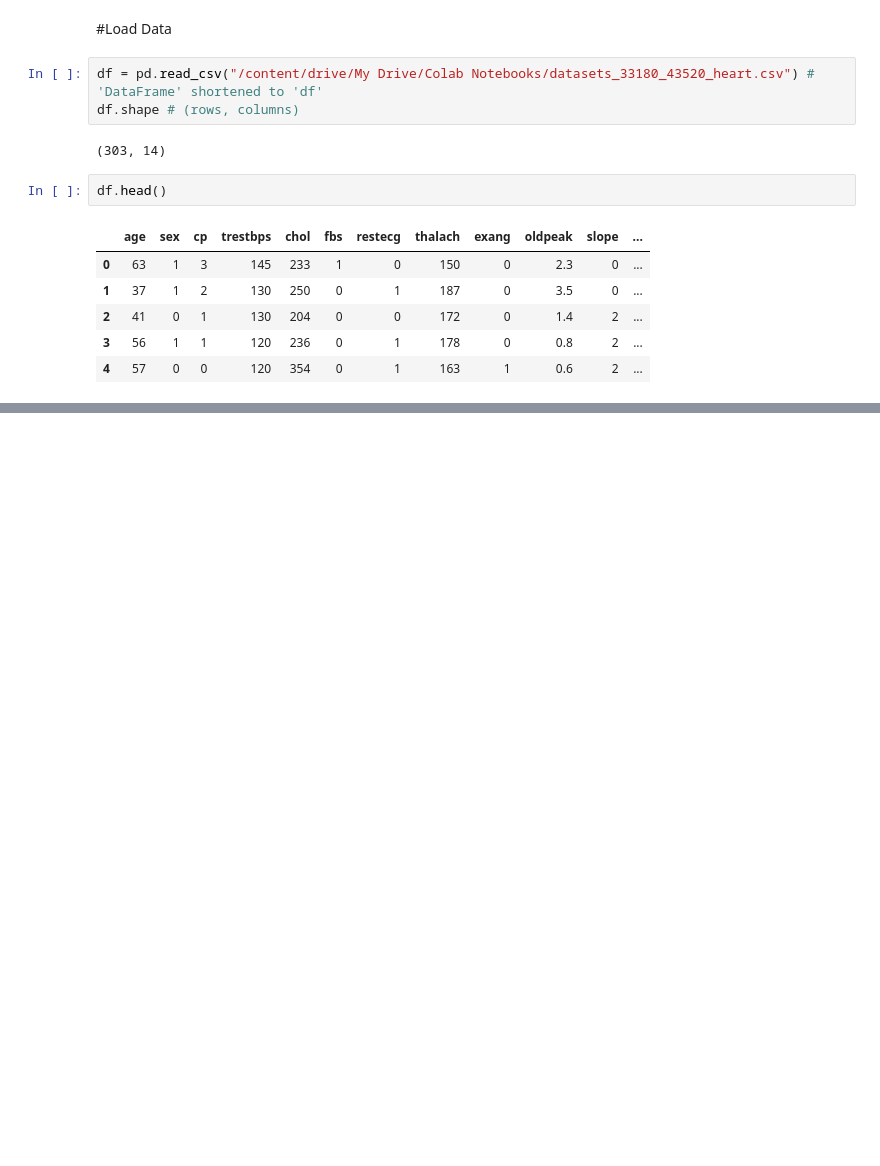
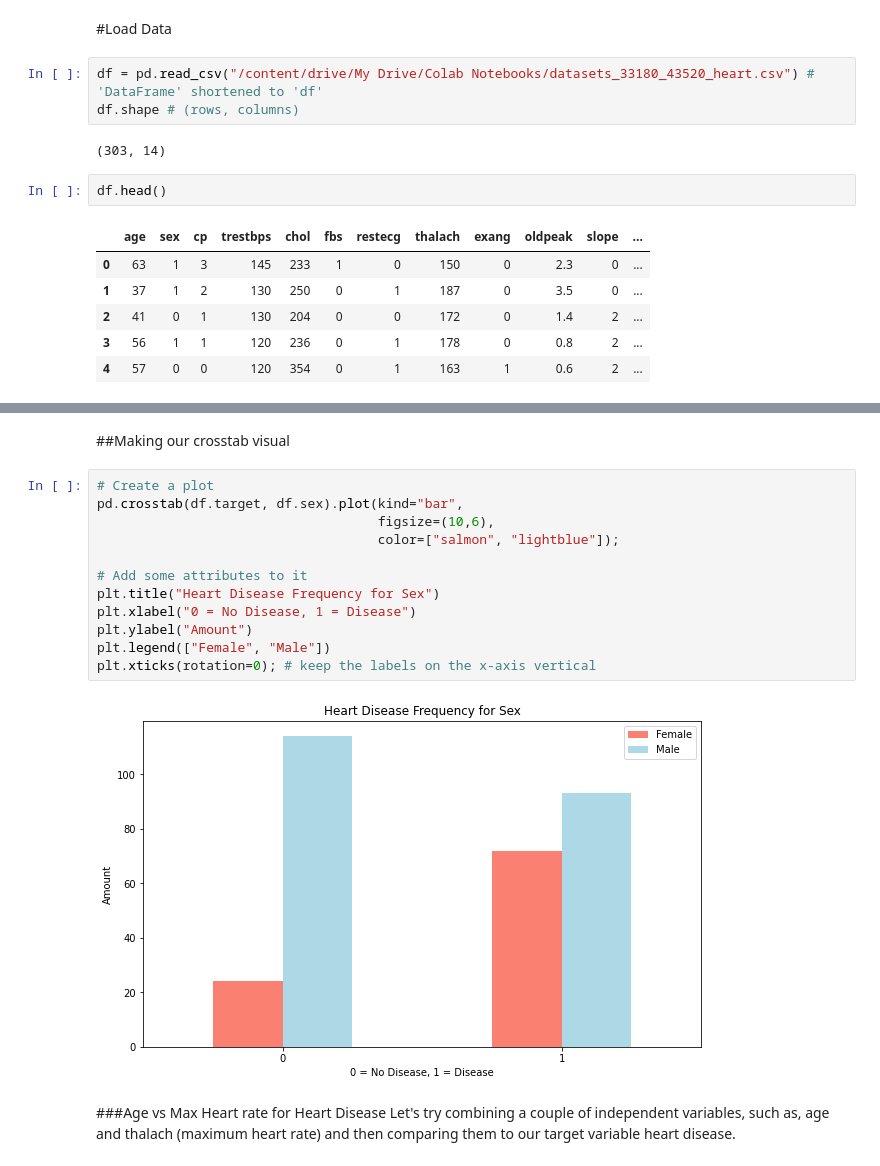
Before and after one commit to sujikathir/Heart-disease-Identification, a Jupyter notebook: HEART_DISEASE.ipynb, the cells around one changed output, grey strips where cells are left out. Drawn from its saved outputs; the diff is of its cells as text; blank space fills up the shorter version.

```diff
--- a/HEART_DISEASE.ipynb
+++ b/HEART_DISEASE.ipynb
@@ -90,0 +167,19 @@ df.head()
+# %% [markdown]
+##Making our crosstab visual
+# %%
+# Create a plot
+pd.crosstab(df.target, df.sex).plot(kind="bar",
+                                    figsize=(10,6),
+                                    color=["salmon", "lightblue"]);
+
+# Add some attributes to it
+plt.title("Heart Disease Frequency for Sex")
+plt.xlabel("0 = No Disease, 1 = Disease")
+plt.ylabel("Amount")
+plt.legend(["Female", "Male"])
+plt.xticks(rotation=0); # keep the labels on the x-axis vertical
+# %% [output]
+[figure, added]
+# %% [markdown]
+###Age vs Max Heart rate for Heart Disease
+Let's try combining a couple of independent variables, such as, age and thalach (maximum heart rate) and then comparing them to our target variable heart disease.
```
Also changed, not shown: parts of 9 cells of this notebook.
